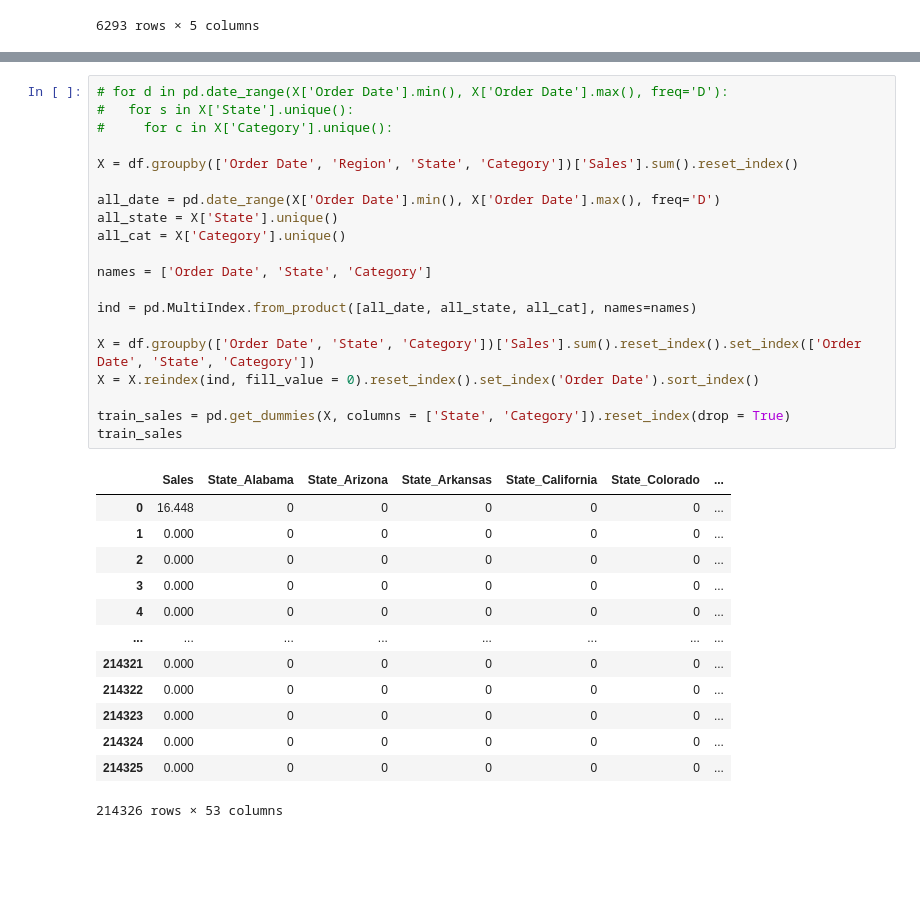
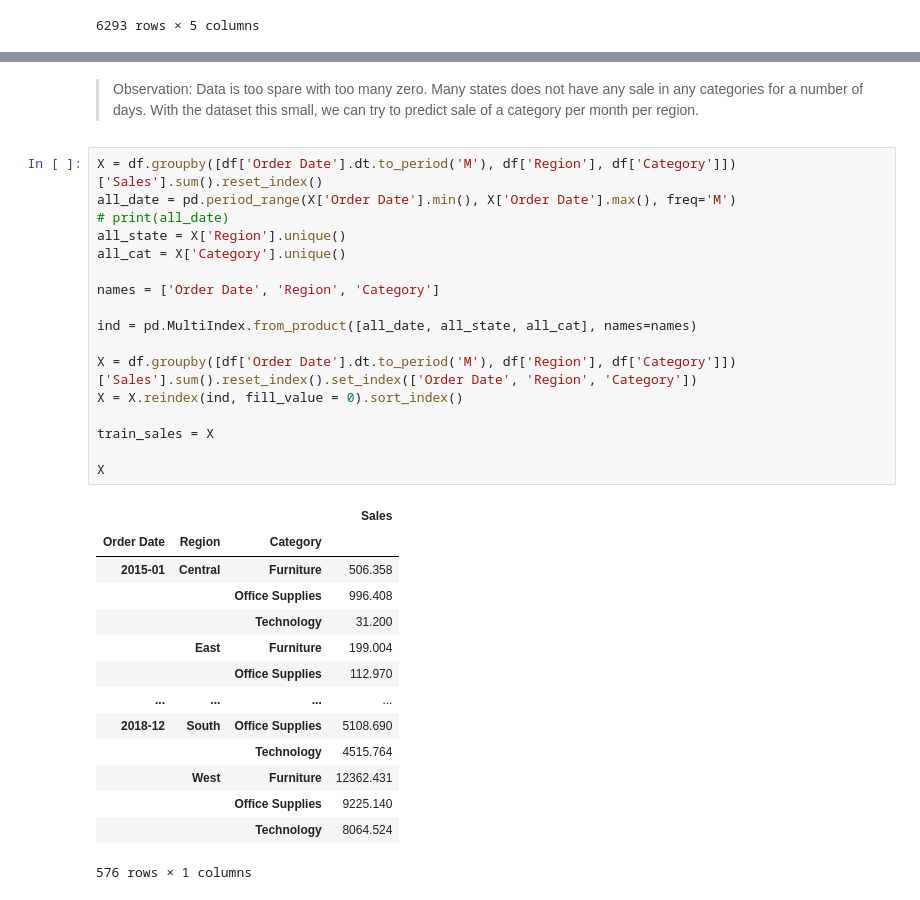
Before and after one commit to quangviet/python4engineer, a Jupyter notebook: Problem_4/problem_4.ipynb, the cells around one changed output, grey strips where cells are left out. Cells and saved outputs as stored; diff of their text form; blank space fills up the shorter version.

```diff
--- a/Problem_4/problem_4.ipynb
+++ b/Problem_4/problem_4.ipynb
@@ -476,35 +403,35 @@ train_sales
+# %% [markdown]
+> Observation: Data is too spare with too many zero. Many states does not have any sale in any categories for a number of days. With the dataset this small, we can try to predict sale of a category per month per region.
 # %%
-# for d in pd.date_range(X['Order Date'].min(), X['Order Date'].max(), freq='D'):
-#   for s in X['State'].unique():
-#     for c in X['Category'].unique():
-
-X = df.groupby(['Order Date', 'Region', 'State', 'Category'])['Sales'].sum().reset_index()
-
-all_date = pd.date_range(X['Order Date'].min(), X['Order Date'].max(), freq='D')
-all_state = X['State'].unique()
+X = df.groupby([df['Order Date'].dt.to_period('M'), df['Region'], df['Category']])['Sales'].sum().reset_index()
+all_date = pd.period_range(X['Order Date'].min(), X['Order Date'].max(), freq='M')
+# print(all_date)
+all_state = X['Region'].unique()
 all_cat = X['Category'].unique()
 
-names = ['Order Date', 'State', 'Category']
+names = ['Order Date', 'Region', 'Category']
 
 ind = pd.MultiIndex.from_product([all_date, all_state, all_cat], names=names)
 
-X = df.groupby(['Order Date', 'State', 'Category'])['Sales'].sum().reset_index().set_index(['Order Date', 'State', 'Category'])
-X = X.reindex(ind, fill_value = 0).reset_index().set_index('Order Date').sort_index()
+X = df.groupby([df['Order Date'].dt.to_period('M'), df['Region'], df['Category']])['Sales'].sum().reset_index().set_index(['Order Date', 'Region', 'Category'])
+X = X.reindex(ind, fill_value = 0).sort_index()
 
-train_sales = pd.get_dummies(X, columns = ['State', 'Category']).reset_index(drop = True)
-train_sales
+train_sales = X
+
+X
 # %% [output]
-|  | Sales | State_Alabama | State_Arizona | State_Arkansas | State_California | State_Colorado | ... |
-| 0 | 16.448 | 0 | 0 | 0 | 0 | 0 | ... |
-| 1 | 0.000 | 0 | 0 | 0 | 0 | 0 | ... |
-| 2 | 0.000 | 0 | 0 | 0 | 0 | 0 | ... |
-| 3 | 0.000 | 0 | 0 | 0 | 0 | 0 | ... |
-| 4 | 0.000 | 0 | 0 | 0 | 0 | 0 | ... |
-| ... | ... | ... | ... | ... | ... | ... | ... |
-| 214321 | 0.000 | 0 | 0 | 0 | 0 | 0 | ... |
-| 214322 | 0.000 | 0 | 0 | 0 | 0 | 0 | ... |
-| 214323 | 0.000 | 0 | 0 | 0 | 0 | 0 | ... |
-| 214324 | 0.000 | 0 | 0 | 0 | 0 | 0 | ... |
-| 214325 | 0.000 | 0 | 0 | 0 | 0 | 0 | ... |
+|  |  |  | Sales |
+| Order Date | Region | Category |  |
+| 2015-01 | Central | Furniture | 506.358 |
+|  |  | Office Supplies | 996.408 |
+|  |  | Technology | 31.200 |
+|  | East | Furniture | 199.004 |
+|  |  | Office Supplies | 112.970 |
+| ... | ... | ... | ... |
+| 2018-12 | South | Office Supplies | 5108.690 |
+|  |  | Technology | 4515.764 |
+|  | West | Furniture | 12362.431 |
+|  |  | Office Supplies | 9225.140 |
+|  |  | Technology | 8064.524 |
-214326 rows × 53 columns
+576 rows × 1 columns
 # %%
```
Also changed, not shown: parts of 13 cells of this notebook.
